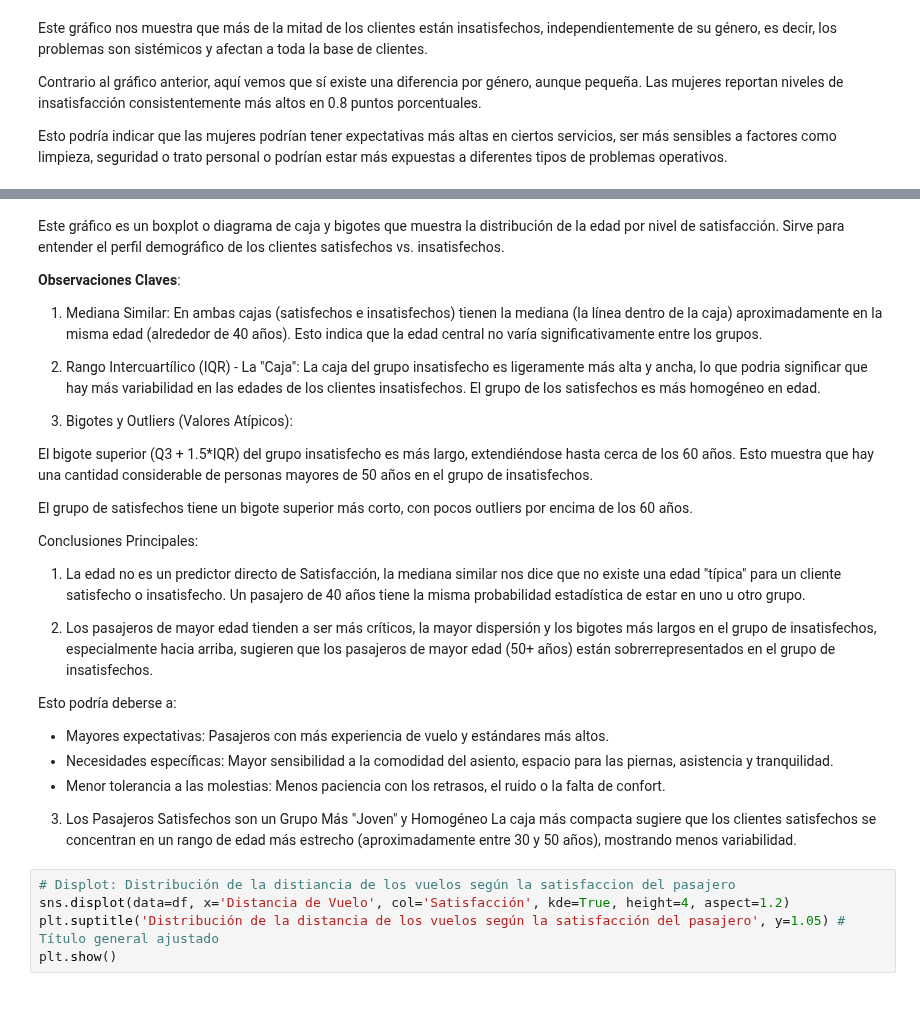
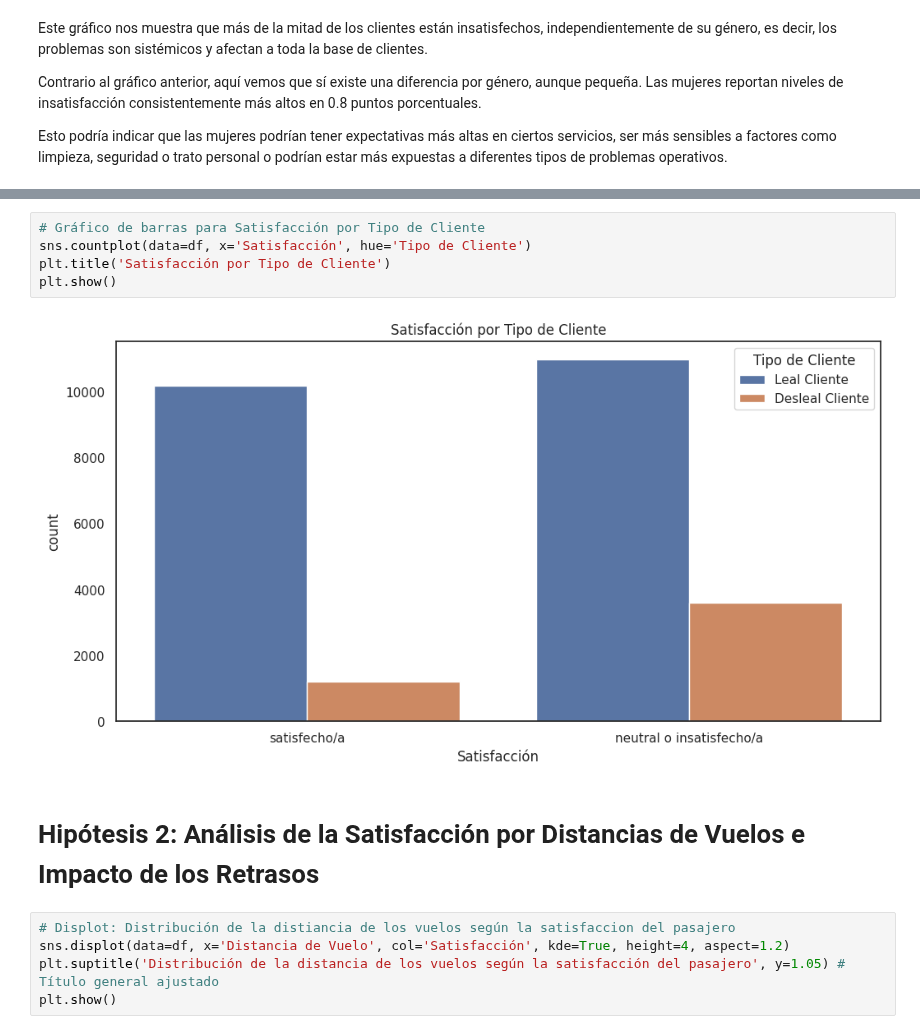
Before and after one commit to Jormao2025/Data_Science_1, a Jupyter notebook: Proyecto_Data_Science1_Satisfacción_de_Aerolíneas.ipynb, the cells around one changed output, grey strips where cells are left out. Cells and saved outputs as stored; diff of their text form; blank space fills up the shorter version.

```diff
--- a/Proyecto_Data_Science1_Satisfacción_de_Aerolíneas.ipynb
+++ b/Proyecto_Data_Science1_Satisfacción_de_Aerolíneas.ipynb
@@ -377,32 +379,12 @@ plt.show()
-# %% [markdown]
-Este gráfico es un boxplot o diagrama de caja y bigotes que muestra la distribución de la edad por nivel de satisfacción. Sirve para entender el perfil demográfico de los clientes satisfechos vs. insatisfechos.
-
-**Observaciones Claves**:
-
-1.	Mediana Similar:
-En ambas cajas (satisfechos e insatisfechos) tienen la mediana (la línea dentro de la caja) aproximadamente en la misma edad (alrededor de 40 años). Esto indica que la edad central no varía significativamente entre los grupos.
-
-2.	Rango Intercuartílico (IQR) - La "Caja":
-La caja del grupo insatisfecho es ligeramente más alta y ancha, lo que podria significar que hay más variabilidad en las edades de los clientes insatisfechos. El grupo de los satisfechos es más homogéneo en edad.
-
-3.	Bigotes y Outliers (Valores Atípicos):
-
-El bigote superior (Q3 + 1.5*IQR) del grupo insatisfecho es más largo, extendiéndose hasta cerca de los 60 años. Esto muestra que hay una cantidad considerable de personas mayores de 50 años en el grupo de insatisfechos.
-
-El grupo de satisfechos tiene un bigote superior más corto, con pocos outliers por encima de los 60 años.
-
-Conclusiones Principales:
-1. La edad no es un predictor directo de Satisfacción, la mediana similar nos dice que no existe una edad "típica" para un cliente satisfecho o insatisfecho. Un pasajero de 40 años tiene la misma probabilidad estadística de estar en uno u otro grupo.
-
-2. Los pasajeros de mayor edad tienden a ser más críticos, la mayor dispersión y los bigotes más largos en el grupo de insatisfechos, especialmente hacia arriba, sugieren que los pasajeros de mayor edad (50+ años) están sobrerrepresentados en el grupo de insatisfechos.
-
-Esto podría deberse a:
-- Mayores expectativas: Pasajeros con más experiencia de vuelo y estándares más altos.
-- Necesidades específicas: Mayor sensibilidad a la comodidad del asiento, espacio para las piernas, asistencia y tranquilidad.
-- Menor tolerancia a las molestias: Menos paciencia con los retrasos, el ruido o la falta de confort.
-
-3. Los Pasajeros Satisfechos son un Grupo Más "Joven" y Homogéneo
-La caja más compacta sugiere que los clientes satisfechos se concentran en un rango de edad más estrecho (aproximadamente entre 30 y 50 años), mostrando menos variabilidad.
+# %%
+# Gráfico de barras para Satisfacción por Tipo de Cliente
+sns.countplot(data=df, x='Satisfacción', hue='Tipo de Cliente')
+plt.title('Satisfacción por Tipo de Cliente')
+plt.show()
+# %% [output]
+[figure, added]
+# %% [markdown]
+# Hipótesis 2: Análisis de la Satisfacción por Distancias de Vuelos e Impacto de los Retrasos
 # %%
 # Displot: Distribución de la distiancia de los vuelos según la satisfaccion del pasajero
 sns.displot(data=df, x='Distancia de Vuelo', col='Satisfacción', kde=True, height=4, aspect=1.2)
```
Also changed, not shown: parts of 15 cells of this notebook.
